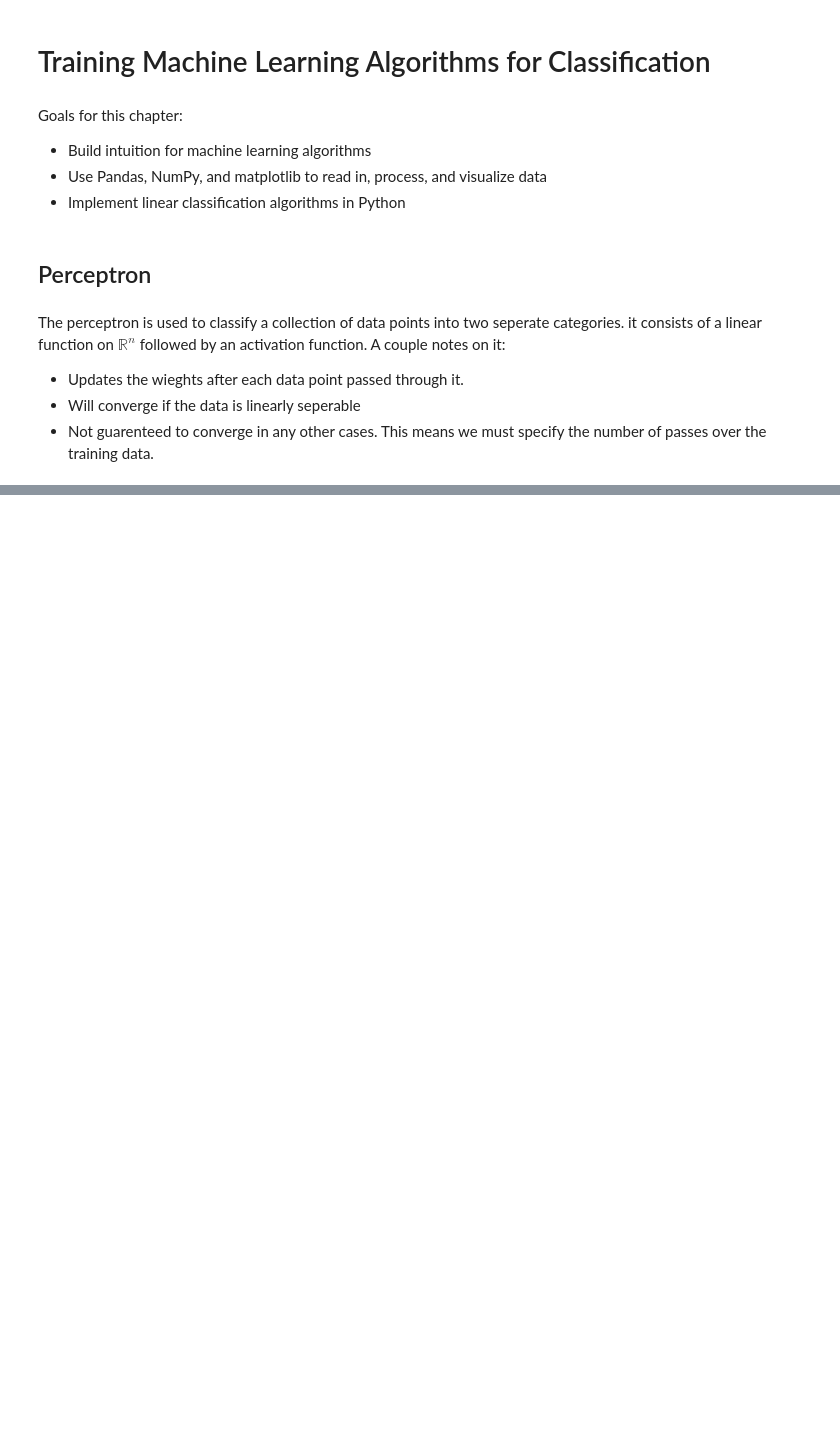
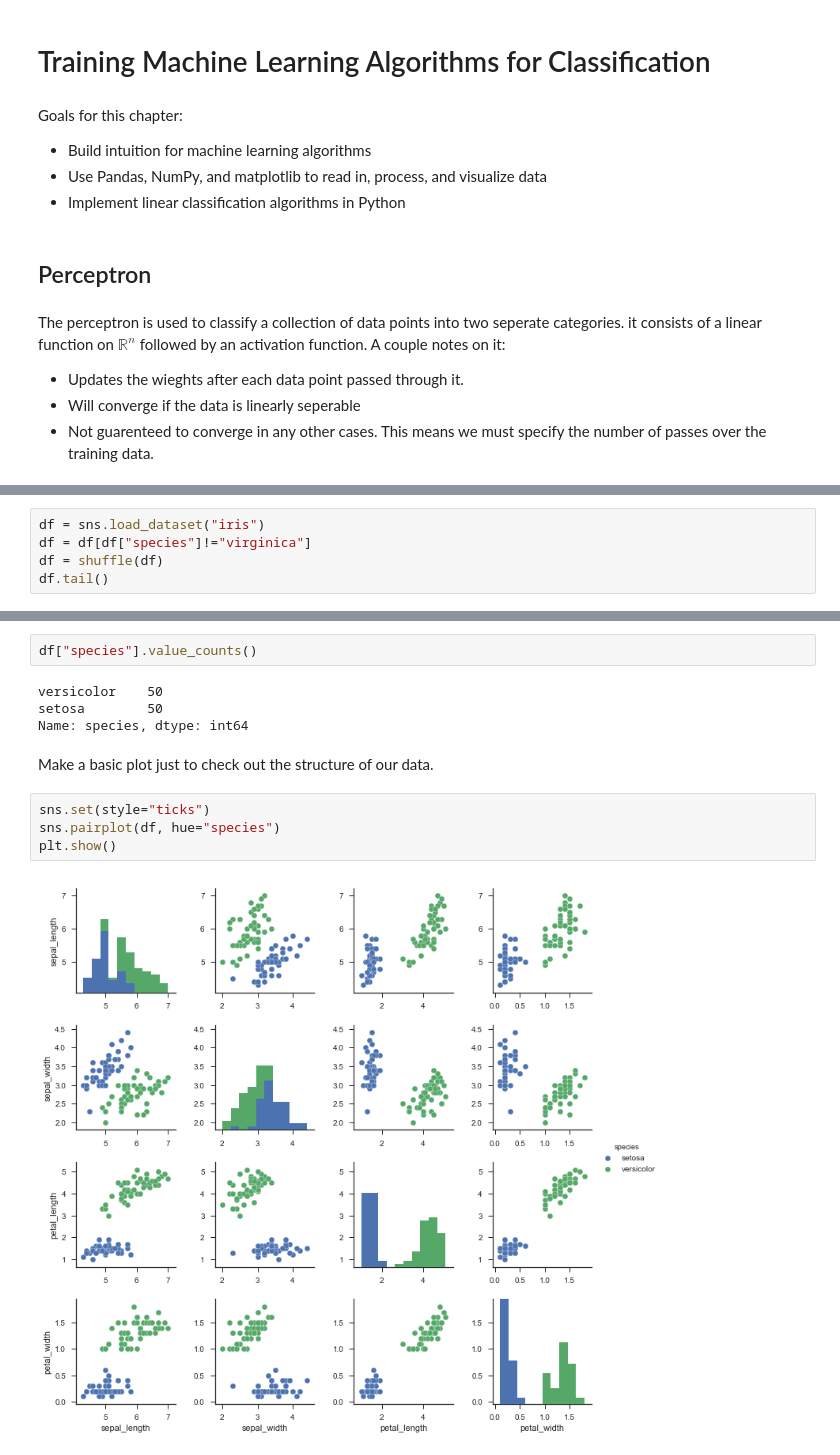
Before and after one commit to ccastleberry/Python_Machine_Learning, a Jupyter notebook: Chapter 2.ipynb, the cells around one changed output, grey strips where cells are left out. Cells and saved outputs as stored; diff of their text form; blank space fills up the shorter version.

```diff
--- a/Chapter 2.ipynb
+++ b/Chapter 2.ipynb
@@ -75,0 +147,5 @@ SyntaxError: invalid syntax (<ipython-input-2-c2b0ff51e714>, line 40)
+# %%
+df = sns.load_dataset("iris")
+df = df[df["species"]!="virginica"]
+df = shuffle(df)
+df.tail()
@@ -75,0 +159,14 @@ SyntaxError: invalid syntax (<ipython-input-2-c2b0ff51e714>, line 40)
+# %%
+df["species"].value_counts()
+# %% [output]
+versicolor    50
+setosa        50
+Name: species, dtype: int64
+# %% [markdown]
+Make a basic plot just to check out the structure of our data.
+# %%
+sns.set(style="ticks")
+sns.pairplot(df, hue="species")
+plt.show()
+# %% [output]
+[figure, added]
```
Also changed, not shown: parts of 24 cells of this notebook.
